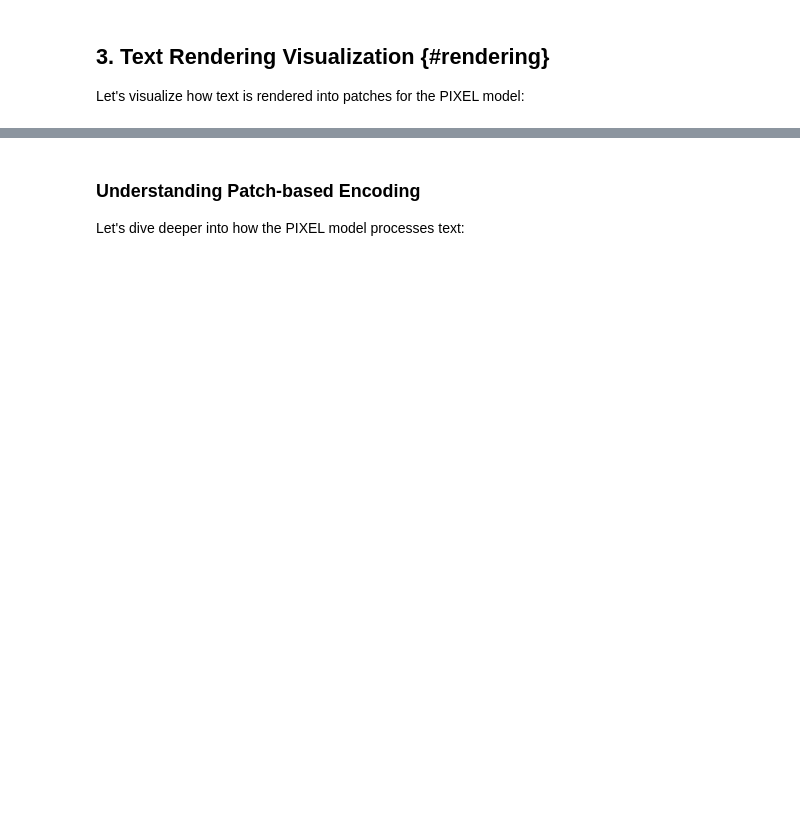
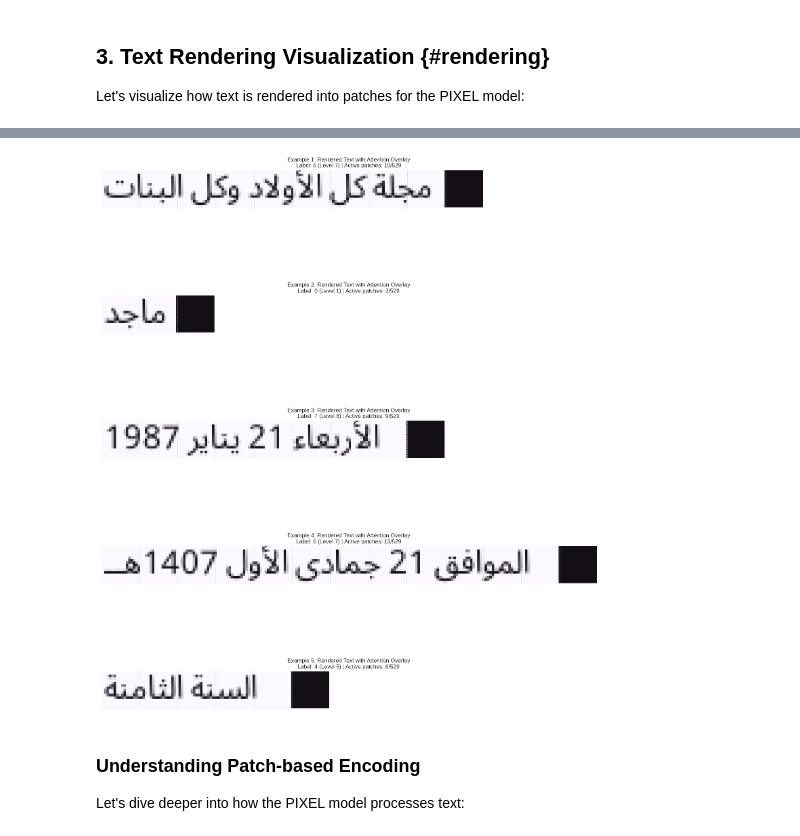
Before and after one commit to bensapirstein/pixel, a Jupyter notebook: notebooks/pixel_barec_tutorial.ipynb, the cells around one changed output, grey strips where cells are left out. Saved outputs shown, nothing was run; the diff lists cells and outputs as text; code cells hidden in the pictures; blank space fills up the shorter version.

```diff
--- a/notebooks/pixel_barec_tutorial.ipynb
+++ b/notebooks/pixel_barec_tutorial.ipynb
@@ -68,7 +71,7 @@ class Config:
 
     # Data Configuration
     dataset_name: str = "CAMeL-Lab/BAREC-Shared-Task-2025-sent"  # Sentence-level dataset
-    max_seq_length: int = 196  # Maximum sequence length in patches
+    max_seq_length: int = MAX_SEQ_LENGTH  # Maximum sequence length in patches
     num_labels: int = 19  # Number of readability levels (1-19)
 
     # Training Configuration
@@ -219,11 +290,24 @@ analyze_dataset(datasets)
 Let's visualize how text is rendered into patches for the PIXEL model:
 # %%
 def visualize_text_rendering(dataset: BARECDataset, renderer, num_examples: int = 3) -> None:
-    """Visualize how text is rendered into image patches."""
+    """Visualize how text is rendered into image patches with attention mask overlay."""
 
-    fig, axes = plt.subplots(num_examples, 2, figsize=(15, num_examples * 3))
+    # First pass: find the longest text (most active patches) among the examples
+    max_active_patches = 0
+    for i in range(num_examples):
+        example = dataset[i]
+        attention_mask = example['attention_mask']
+        active_patches = attention_mask.sum().item()
+        max_active_patches = max(max_active_patches, active_patches)
+
+    # Calculate display width based on longest text
+    patch_size = renderer.pixels_per_patch
+    display_width = max_active_patches * patch_size
+
+    # Single column layout with overlaid attention masks
+    fig, axes = plt.subplots(num_examples, 1, figsize=(15, num_examples * 4))
     if num_examples == 1:
-        axes = axes.reshape(1, -1)
+        axes = [axes]
 
     for i in range(num_examples):
         # Get example
@@ -247,24 +331,52 @@ def visualize_text_rendering(dataset: BARECDataset, renderer, num_examples: int
         if img_array.ndim == 3 and img_array.shape[2] == 1:
             img_array = img_array.squeeze(2)
 
-        # Display original rendered image
-        axes[i, 0].imshow(img_array, cmap='gray' if img_array.ndim == 2 else None)
-        axes[i, 0].set_title(f'Example {i+1}: Rendered Text\nLabel: {label} (Level {label+1})')
-        axes[i, 0].axis('off')
+        # Truncate to display_width based on longest text
+        if img_array.shape[1] > display_width:
+            img_array = img_array[:, :display_width, :]
 
-        # Display attention mask visualization
-        attention_2d = attention_mask.view(-1, config.max_seq_length).float()
-        axes[i, 1].imshow(attention_2d, cmap='Blues', aspect='auto')
-        axes[i, 1].set_title(f'Attention Mask\nActive patches: {attention_mask.sum().item()}/{len(attention_mask)}')
-        axes[i, 1].set_xlabel('Patch Position')
-        axes[i, 1].set_ylabel('Sequence')
+        # Display rendered image
+        axes[i].imshow(img_array, cmap='gray' if img_array.ndim == 2 else None)
+
+        # Create attention mask overlay
+        active_patches = attention_mask.sum().item()
+        attention_patches = attention_mask[:active_patches]  # Only active patches
+
+        # Create overlay for attention mask with pastel color
+        if active_patches > 0:
+            # Create a colored overlay for each active patch
+            overlay_height = img_array.shape[0]
+            for patch_idx in range(active_patches):
+                if attention_patches[patch_idx] > 0:  # If this patch is active
+                    x_start = patch_idx * patch_size
+                    x_end = min(x_start + patch_size, img_array.shape[1])
+
+                    # Create a pastel colored rectangle overlay
+                    overlay = np.zeros((overlay_height, x_end - x_start, 4))  # RGBA
+                    overlay[:, :, 0] = 0.9  # Light red/pink
+                    overlay[:, :, 1] = 0.7  # Light green
+                    overlay[:, :, 2] = 1.0  # Light blue
+                    overlay[:, :, 3] = 0.3  # Low opacity (alpha)
+
+                    # Add the overlay to the plot
+                    axes[i].imshow(overlay, extent=[x_start, x_end, overlay_height, 0], alpha=0.3)
+
+        axes[i].set_title(f'Example {i+1}: Rendered Text with Attention Overlay\nLabel: {label} (Level {label+1}) | Active patches: {active_patches}/{len(attention_mask)}')
+        axes[i].axis('off')
+
+        # Add patch boundaries as vertical lines for clarity
+        for patch_idx in range(1, active_patches):
+            x_pos = patch_idx * patch_size
+            if x_pos < img_array.shape[1]:
+                axes[i].axvline(x=x_pos, color='lightblue', linestyle='--', alpha=0.6, linewidth=1)
 
         # Print sentence (first 100 chars for readability)
         sentence_preview = sentence[:100] + "..." if len(sentence) > 100 else sentence
         print(f"\n📝 Example {i+1}:")
         print(f"   Text: {sentence_preview}")
         print(f"   Readability Level: {label+1}/19")
-        print(f"   Active patches: {attention_mask.sum().item()}/{len(attention_mask)}")
+        print(f"   Active patches: {active_patches}/{len(attention_mask)}")
+        print(f"   Display width: {display_width}px (based on longest text with {max_active_patches} patches)")
 
     plt.tight_layout()
     plt.show()
@@ -275,3 +387,4 @@ if 'train' in datasets:
     visualize_text_rendering(datasets['train'], renderer, config.num_examples_to_show)
 else:
     print("⚠️ No training data available for visualization")
+# %% [output]
@@ -278,3 +408,4 @@ else:
+[figure, added]
 # %% [markdown]
 ### Understanding Patch-based Encoding
 
```
Also changed, not shown: parts of 17 cells of this notebook, 1 other file.
